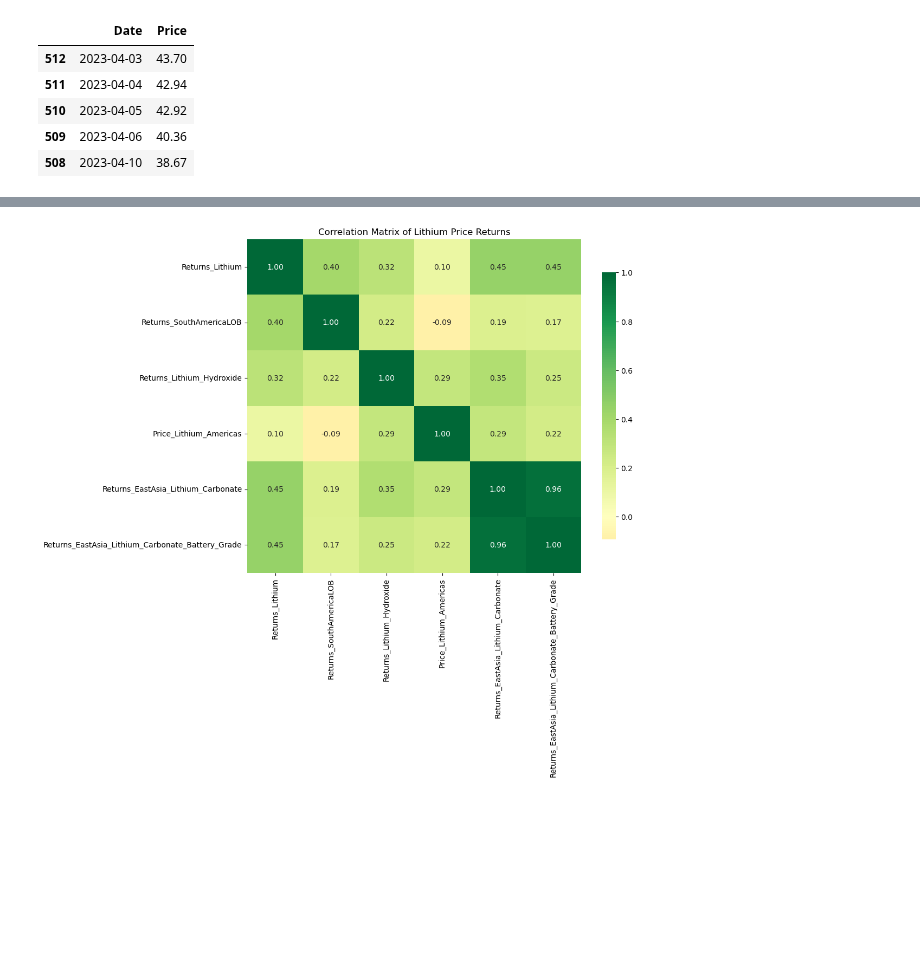
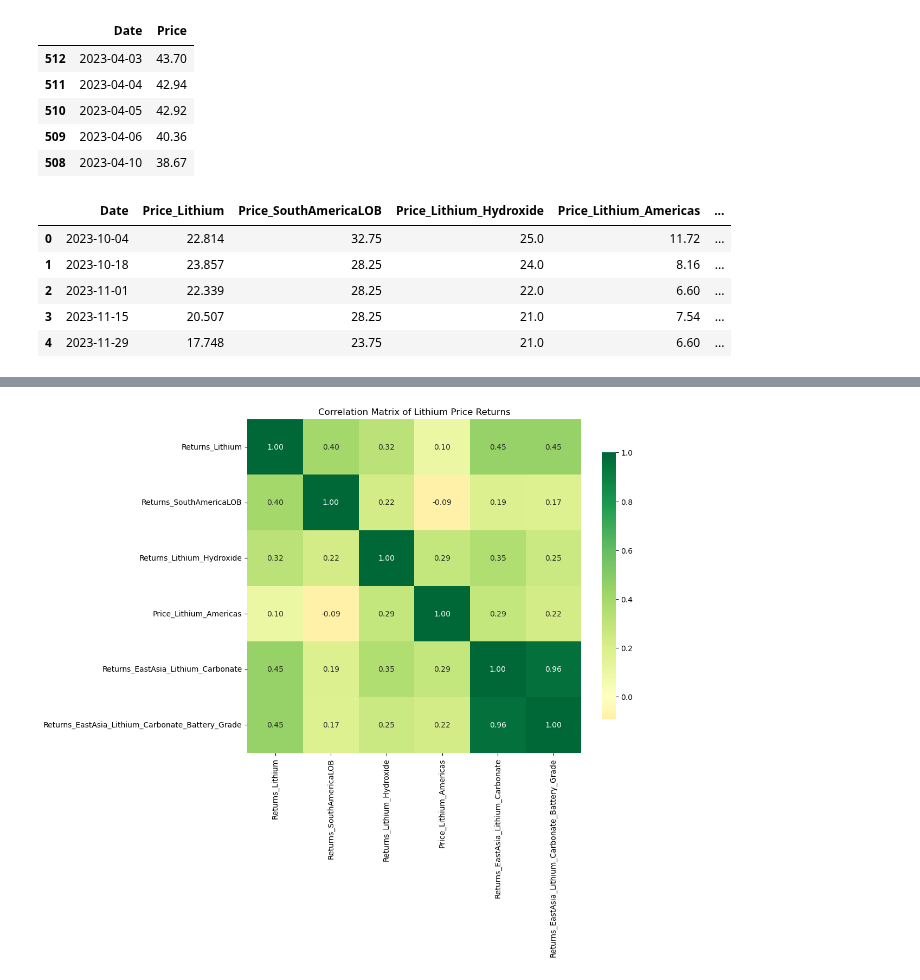
Before and after one commit to Doosheck/metals, a Jupyter notebook: data_overview.ipynb, the cells around one changed output, grey strips where cells are left out. Cells and saved outputs as stored; diff of their text form; code cells hidden in the pictures; blank space fills up the shorter version.

```diff
--- a/data_overview.ipynb
+++ b/data_overview.ipynb
@@ -38,7 +38,7 @@ df2.head()
 | 4 | 2017-04-30 | 10.50 |
 # %%
 # Load data source #3 - COMEX Lithium Hydroxide future
-df3 = pd.read_csv('/Users/michal/Documents/Code/metals/reuters_data/COMEX Lithium Hydroxide CIF CJK (Fastmarkets) Electronic Commodity Future Continuation 1.csv', sep=';')
+df3 = pd.read_csv('/Users/michal/Documents/Code/metals/data/reuters_data/COMEX Lithium Hydroxide CIF CJK (Fastmarkets) Electronic Commodity Future Continuation 1.csv', sep=';')
 df3 = df3.rename(columns={'Exchange Date': 'Date'})
 df3 = df3.rename(columns={'Close' : 'Price'})
 df3['Date'] = pd.to_datetime(df3['Date'], format='%d-%b-%Y')
@@ -53,7 +53,7 @@ df3.head()
 | 4 | 2021-05-07 | 14 |
 # %%
 # Load Lithium data source #4 - Lithium Americas Corp
-df4 = pd.read_csv('/Users/michal/Documents/Code/metals/reuters_data/Lithium Americas Corp.csv', sep=';')
+df4 = pd.read_csv('/Users/michal/Documents/Code/metals/data/reuters_data/Lithium Americas Corp.csv', sep=';')
 df4 = df4.rename(columns={'Exchange Date': 'Date'})
 df4 = df4.rename(columns={'Close' : 'Price'})
 df4['Date'] = pd.to_datetime(df4['Date'], format='%d-%b-%Y')
@@ -69,7 +69,7 @@ df4.head()
 | 4 | 2025-05-07 | 3.07 |
 # %%
 # Load Lithium data source #5 - East Asia Lithium Carbonate 99.5% Swap
-df5 = pd.read_csv('/Users/michal/Documents/Code/metals/bloomberg_data/East Asia Lithium Carbonate 99.5% CIF CJK Financial Swap USD:MT (Fastmarkets) Singapore Exchange SIMEX.csv', sep=';')
+df5 = pd.read_csv('/Users/michal/Documents/Code/metals/data/bloomberg_data/East Asia Lithium Carbonate 99.5% CIF CJK Financial Swap USD:MT (Fastmarkets) Singapore Exchange SIMEX.csv', sep=';')
 df5 = df5.iloc[:, :2]
 df5['Date'] = pd.to_datetime(df5['Date'], format='%m/%d/%y')
 df5['Close Price'] = df5['Close Price'].str.replace(',', '.').astype(float)
@@ -85,7 +85,7 @@ df5.head()
 | 489 | 2023-05-08 | 36.48 |
 # %%
 # Load Lithium data source #6 - East Asia Lithium Carbonate Battery Grade CIF
-df6 = pd.read_csv('/Users/michal/Documents/Code/metals/bloomberg_data/East Asia Lithium Carbonate China Korea Japan Battery Grade CIF USD:kg Future Singapore Exchange SIMEX.csv', sep=';')
+df6 = pd.read_csv('/Users/michal/Documents/Code/metals/data/bloomberg_data/East Asia Lithium Carbonate China Korea Japan Battery Grade CIF USD:kg Future Singapore Exchange SIMEX.csv', sep=';')
 df6 = df6.iloc[:, :2]
 df6['Date'] = pd.to_datetime(df6['Date'], format='%m/%d/%y')
 df6['Close Price'] = df6['Close Price'].str.replace(',', '.').astype(float)
@@ -102,40 +102,31 @@ df6.head()
 # %%
 # Merge all
 df_merged = pd.merge(df1, df2, on='Date', suffixes=('_Lithium', '_SouthAmericaLOB'))
 df_merged = pd.merge(df_merged, df3[['Date', 'Price']], on='Date', how='inner')
 df_merged = pd.merge(df_merged, df4[['Date', 'Price']], on='Date', how='inner', suffixes=('_Lithium_Hydroxide', '_Lithium_Americas'))
 df_merged = pd.merge(df_merged, df5[['Date', 'Price']], on='Date', how='inner', suffixes=('_Lithium_Americas', '_EastAsia_Lithium_Carbonate'))
 df_merged = pd.merge(df_merged, df6[['Date', 'Price']], on='Date', how='inner', suffixes=('_EastAsia_Lithium_Carbonate', '_EastAsia_Lithium_Carbonate_Battery_Grade'))
 df_merged = df_merged.rename(columns={'Price_Lithium': 'Price_Lithium',
                                       'Price_SouthAmericaLOB': 'Price_SouthAmericaLOB',
                                       'Price_Lithium_Hydroxide': 'Price_Lithium_Hydroxide',
                                       'Price_Lithium_Americas': 'Price_Lithium_Americas',
                                       'Price_EastAsia_Lithium_Carbonate': 'Price_EastAsia_Lithium_Carbonate',
                                       'Price_EastAsia_Lithium_Carbonate_Battery_Grade': 'Price_EastAsia_Lithium_Carbonate_Battery_Grade'})
 
 # Convert all price columns to float
 df_merged['Price_Lithium'] = df_merged['Price_Lithium'].astype(float)
 df_merged['Price_SouthAmericaLOB'] = df_merged['Price_SouthAmericaLOB'].astype(float)
 df_merged['Price_Lithium_Hydroxide'] = df_merged['Price_Lithium_Hydroxide'].astype(float)
 df_merged['Price_Lithium_Americas'] = df_merged['Price_Lithium_Americas'].astype(float)
 df_merged['Price_EastAsia_Lithium_Carbonate'] = df_merged['Price_EastAsia_Lithium_Carbonate'].astype(float)
 df_merged['Price_EastAsia_Lithium_Carbonate_Battery_Grade'] = df_merged['Price_EastAsia_Lithium_Carbonate_Battery_Grade'].astype(float)
 
-# Plot the data with updated legend
-fig = px.line(df_merged, x='Date', y=['Price_Lithium', 'Price_SouthAmericaLOB', 'Price_Lithium_Hydroxide', 'Price_Lithium_Americas', 'Price_EastAsia_Lithium_Carbonate', 'Price_EastAsia_Lithium_Carbonate_Battery_Grade'],
-              labels={'value': 'Price (USD)', 'variable': 'Lithium Price'},
-              title='Lithium Prices Over Time',
-              color_discrete_sequence=px.colors.qualitative.Plotly)
-fig.update_layout(
-    xaxis_title='Date',
-    yaxis_title='Price (USD)',
-    legend_title_text='Lithium Price Sources',
-    legend=dict(
-        orientation="h",
-        yanchor="bottom",
-        y=1.02,
-        xanchor="right",
-        x=1
-    )
-)
-fig.show()
+df_merged = df_merged.sort_values(by='Date').reset_index(drop=True)
+df_merged.head()
+# %% [output]
+|  | Date | Price_Lithium | Price_SouthAmericaLOB | Price_Lithium_Hydroxide | Price_Lithium_Americas | ... |
+| 0 | 2023-10-04 | 22.814 | 32.75 | 25.0 | 11.72 | ... |
+| 1 | 2023-10-18 | 23.857 | 28.25 | 24.0 | 8.16 | ... |
+| 2 | 2023-11-01 | 22.339 | 28.25 | 22.0 | 6.60 | ... |
+| 3 | 2023-11-15 | 20.507 | 28.25 | 21.0 | 7.54 | ... |
+| 4 | 2023-11-29 | 17.748 | 23.75 | 21.0 | 6.60 | ... |
```
Also changed, not shown: parts of 27 cells of this notebook.
